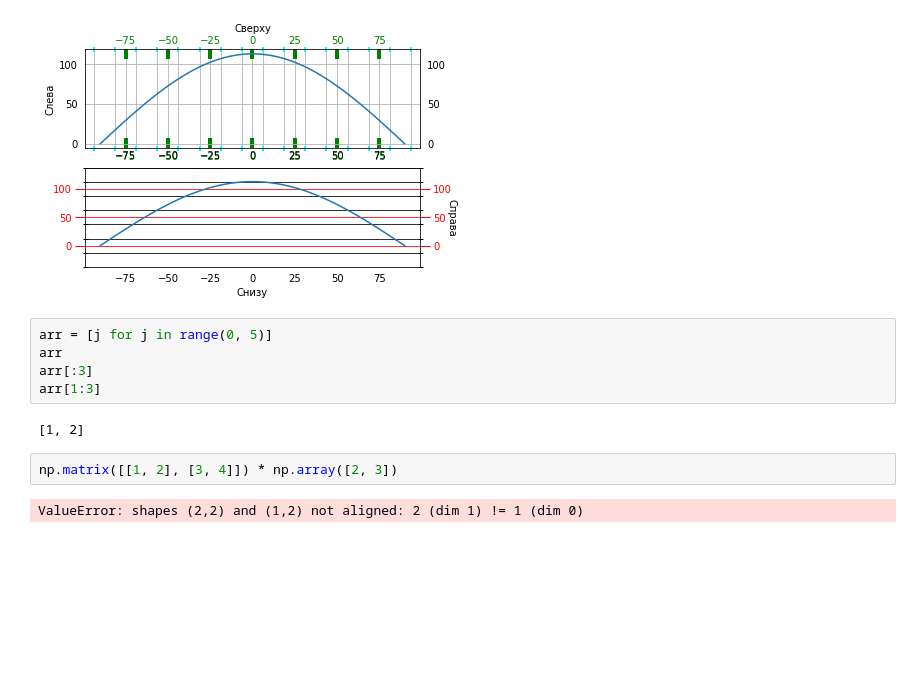
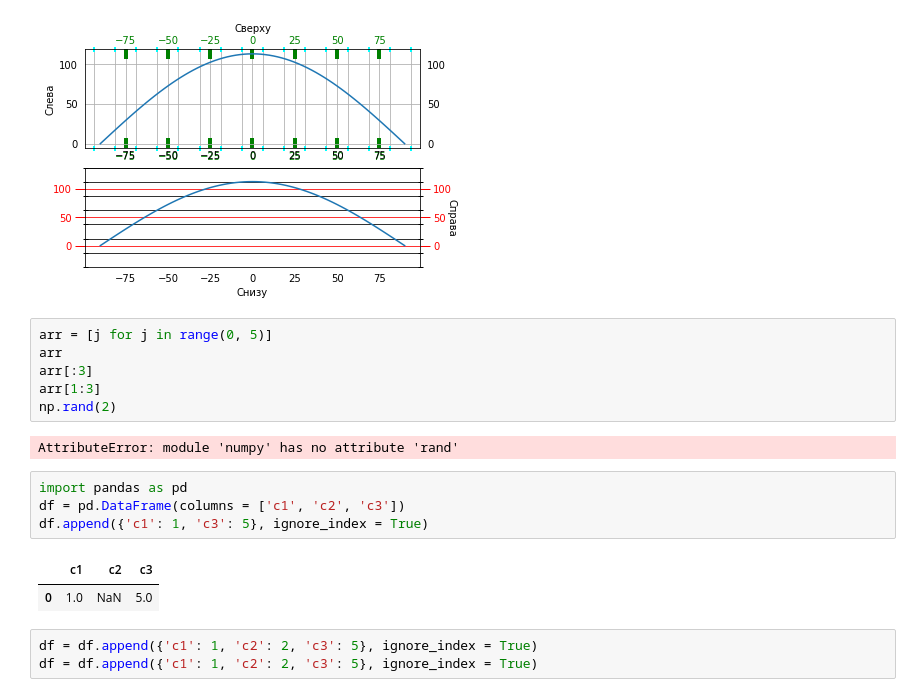
Before and after one commit to petr-konovalov/python, a Jupyter notebook: Симуляция для IFAC/Симуляция для IFAC.ipynb, the cells around one changed output. Saved outputs shown, nothing was run; the diff lists cells and outputs as text; blank space fills up the shorter version.

```diff
--- a/Симуляция для IFAC/Симуляция для IFAC.ipynb
+++ b/Симуляция для IFAC/Симуляция для IFAC.ipynb
@@ -942,9 +1384,16 @@ arr = [j for j in range(0, 5)]
 arr
 arr[:3]
 arr[1:3]
+np.rand(2)
 # %% [output]
-[1, 2]
+AttributeError: module 'numpy' has no attribute 'rand'
-# %%
-np.matrix([[1, 2], [3, 4]]) * np.array([2, 3])
-# %% [output]
-ValueError: shapes (2,2) and (1,2) not aligned: 2 (dim 1) != 1 (dim 0)
+# %%
+import pandas as pd
+df = pd.DataFrame(columns = ['c1', 'c2', 'c3'])
+df.append({'c1': 1, 'c3': 5}, ignore_index = True)
+# %% [output]
+|  | c1 | c2 | c3 |
+| 0 | 1.0 | NaN | 5.0 |
+# %%
+df = df.append({'c1': 1, 'c2': 2, 'c3': 5}, ignore_index = True)
+df = df.append({'c1': 1, 'c2': 2, 'c3': 5}, ignore_index = True)
```
Also changed, not shown: parts of 14 cells of this notebook, 12 other files.
